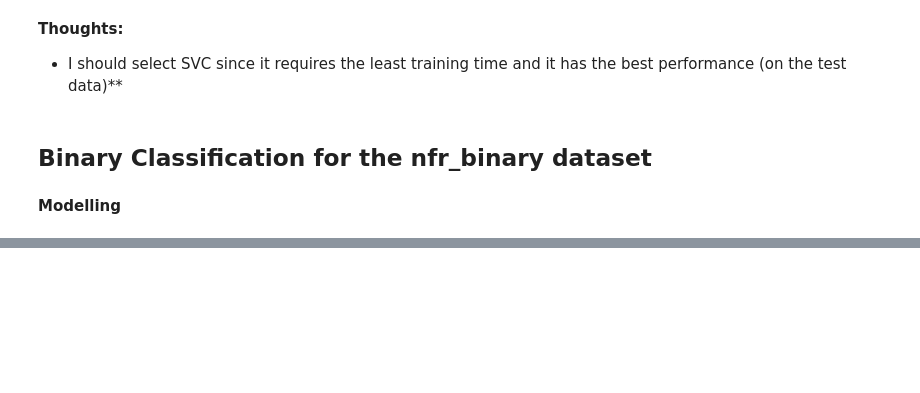
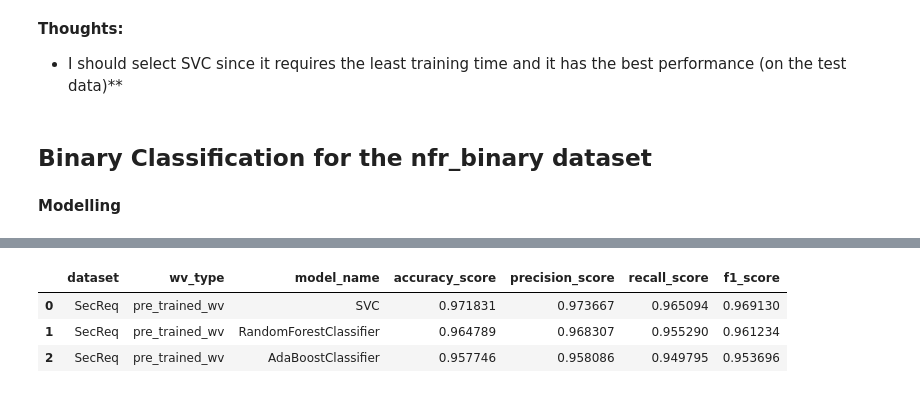
Before and after one commit to hfung4/Data-Projects, a Jupyter notebook: software_requirements_classification/notebooks/software_requirements_classification.ipynb, the cells around one changed output, grey strips where cells are left out. Drawn from its saved outputs; the diff is of its cells as text; code cells hidden in the pictures; blank space fills up the shorter version.

```diff
--- a/software_requirements_classification/notebooks/software_requirements_classification.ipynb
+++ b/software_requirements_classification/notebooks/software_requirements_classification.ipynb
@@ -392,0 +342,6 @@ df_nfr_binary_tfidf
+# %%
+def get_sentence_embeddings(doc):
+    # only keep tokens in each sentence if they are a vocab in googlew2v
+    tokens_in_embedding= [t for t in doc if t in googlew2v]
+    sent_embedding = np.average([googlew2v[token] for token in tokens_in_embedding], axis=0)
+    return sent_embedding
@@ -392,0 +355,20 @@ df_nfr_binary_tfidf
+# %%
+sent_embeddings_secreq = [get_sentence_embeddings(doc) for doc in secreq_docs] # a list of 471 ndarrays of 300 elements
+sent_embeddings_secreq = np.concatenate(sent_embeddings_secreq, axis=0) # an ndarray of 471x300=141300 elements
+sent_embeddings_secreq = sent_embeddings_secreq.reshape((471,300))
+# %%
+# Test harness
+X = sent_embeddings_secreq
+y = SecReq['labels_num'].values
+
+# Train test split with stratified sampling for evaluation
+X_train, X_test, y_train, y_test = train_test_split(X, y, test_size = 0.3, stratify=y, random_state = 10)
+# %%
+df_secreq_wv = models_training("SecReq","pre_trained_wv", X_train, y_train, X_test, y_test, models, params, True)
+# %%
+df_secreq_wv
+# %% [output]
+|  | dataset | wv_type | model_name | accuracy_score | precision_score | recall_score | f1_score |
+| 0 | SecReq | pre_trained_wv | SVC | 0.971831 | 0.973667 | 0.965094 | 0.969130 |
+| 1 | SecReq | pre_trained_wv | RandomForestClassifier | 0.964789 | 0.968307 | 0.955290 | 0.961234 |
+| 2 | SecReq | pre_trained_wv | AdaBoostClassifier | 0.957746 | 0.958086 | 0.949795 | 0.953696 |
```
Also changed, not shown: parts of 17 cells of this notebook, 18 other files.
